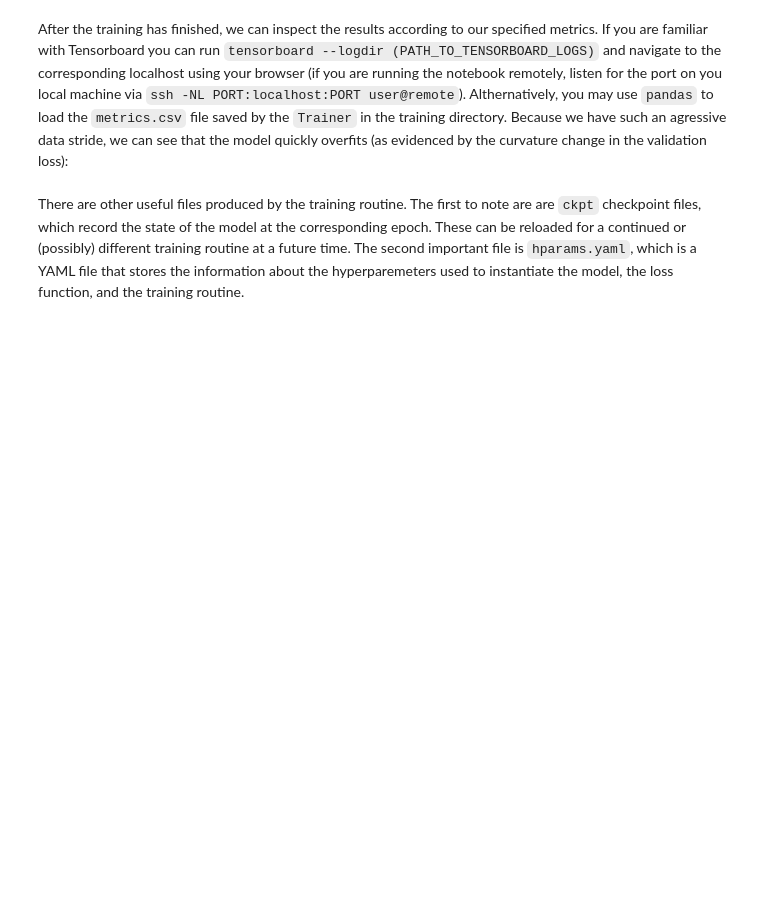
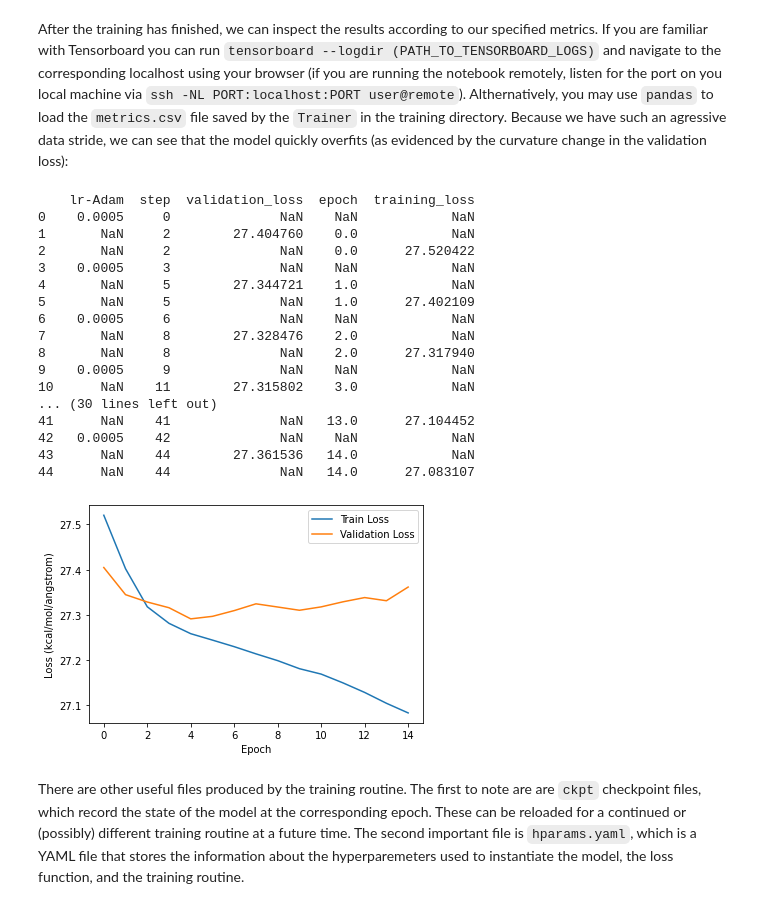
Before and after one commit to danielpastor97/mlcg, a Jupyter notebook: examples/notebooks/Building_A_Coarse_Grain_Model.ipynb, the cells around one changed output. Saved outputs shown, nothing was run; the diff lists cells and outputs as text; code cells hidden in the pictures; blank space fills up the shorter version.

Commit message:
Updated notebook to remove errors.
- Changed names of variables when analyzing training output
- changed .topologies references to .topologies['cln']

```diff
--- a/examples/notebooks/Building_A_Coarse_Grain_Model.ipynb
+++ b/examples/notebooks/Building_A_Coarse_Grain_Model.ipynb
@@ -198,29 +302,48 @@ After the training has finished, we can inspect the results according to our spe
 # %%
 import pandas as pd
 
 metrics = pd.read_csv("train/metrics.csv")
 
 print(metrics)
 
 # Here, we only are interested in the epochal train/validation losses,
 # so we must filter the other non-epochal enetries in the logfile, which
 # are recorded as NaNs
-train_loss = metrics["training_loss_epoch"].to_numpy()
+train_loss = metrics["training_loss"].to_numpy()
 nan_idx = np.isnan(train_loss)
 no_nan_idx = ~nan_idx
 train_loss = train_loss[no_nan_idx]
 
-val_loss = metrics["validation_loss_epoch"].to_numpy()
+val_loss = metrics["validation_loss"].to_numpy()
 nan_idx = np.isnan(val_loss)
 no_nan_idx = ~nan_idx
 val_loss = val_loss[no_nan_idx]
 
 plt.plot(train_loss, label="Train Loss")
 plt.plot(val_loss, label="Validation Loss")
 plt.ylabel("Loss (kcal/mol/angstrom)")
 plt.xlabel("Epoch")
 plt.legend(loc="best")
 plt.show()
+# %% [output]
+    lr-Adam  step  validation_loss  epoch  training_loss
+0    0.0005     0              NaN    NaN            NaN
+1       NaN     2        27.404760    0.0            NaN
+2       NaN     2              NaN    0.0      27.520422
+3    0.0005     3              NaN    NaN            NaN
+4       NaN     5        27.344721    1.0            NaN
+5       NaN     5              NaN    1.0      27.402109
+6    0.0005     6              NaN    NaN            NaN
+7       NaN     8        27.328476    2.0            NaN
+8       NaN     8              NaN    2.0      27.317940
+9    0.0005     9              NaN    NaN            NaN
+10      NaN    11        27.315802    3.0            NaN
+... (30 lines left out)
+41      NaN    41              NaN   13.0      27.104452
+42   0.0005    42              NaN    NaN            NaN
+43      NaN    44        27.361536   14.0            NaN
+44      NaN    44              NaN   14.0      27.083107
+[figure, added]
 # %% [markdown]
 There are other useful files produced by the training routine. The first to note are are `ckpt` checkpoint files, which record the state of the model at the corresponding epoch. These can be reloaded for a continued or (possibly) different training routine at a future time. The second important file is `hparams.yaml`, which is a YAML file that stores the information about the hyperparemeters used to instantiate the model, the loss function, and the training routine.
 # %% [markdown]
```
Also changed, not shown: parts of 16 cells of this notebook.
